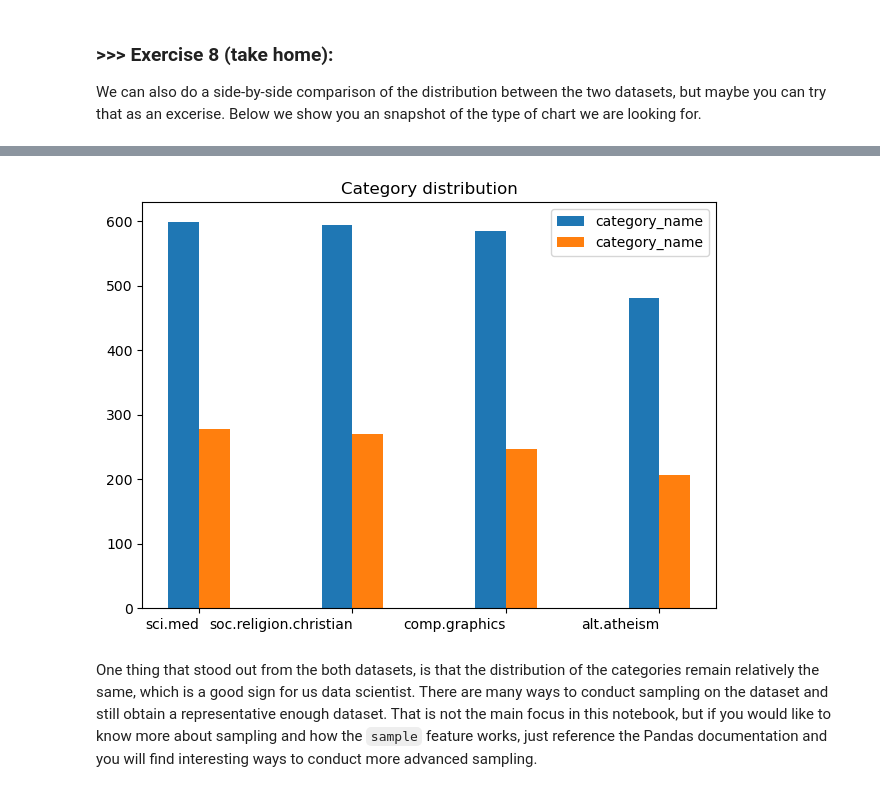
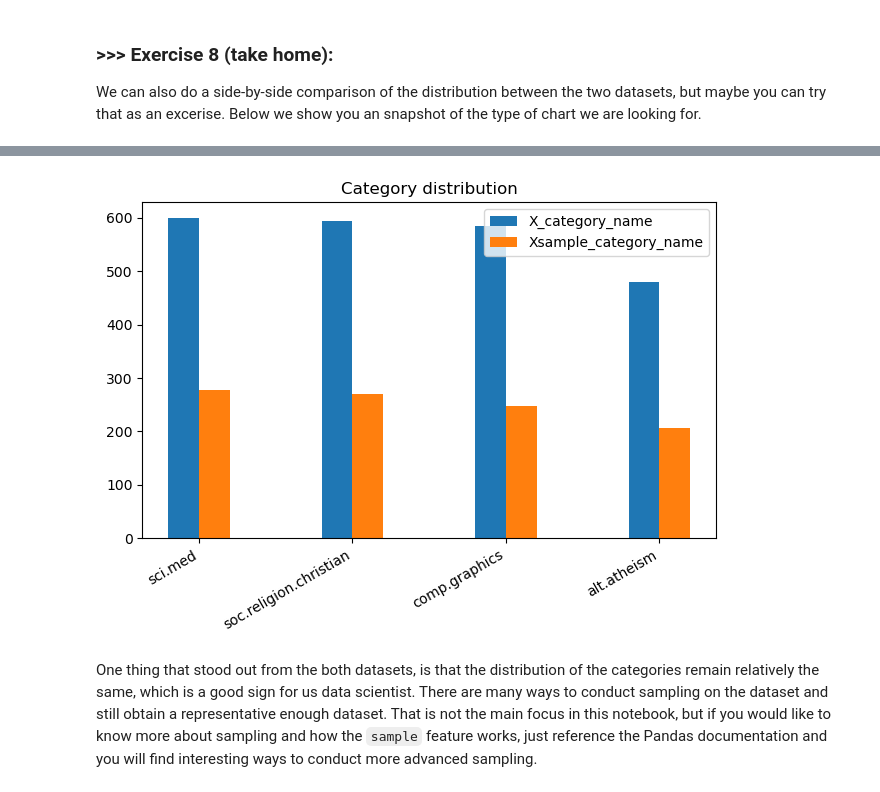
Before and after one commit to EiKyiPhyuKhin/DM2023-Lab1-Master, a Jupyter notebook: DM2023-Lab1-Master.ipynb, the cells around one changed output, grey strips where cells are left out. Drawn from its saved outputs; the diff is of its cells as text; code cells hidden in the pictures.

Commit message:
changed graph

```diff
--- a/DM2023-Lab1-Master.ipynb
+++ b/DM2023-Lab1-Master.ipynb
@@ -975,37 +975,37 @@ category_counts = X['category_name'].value_counts()
 sorted_categories = categories[category_counts.argsort()[::-1]]
 sorted_counts = category_counts[category_counts.argsort()[::-1]]
 
 # Calculate the x positions for the bars
 x = range(len(sorted_categories))
 
 # Plot the bars for X
-ax.bar(x, sorted_counts, width, label='category_name')
+ax.bar(x, sorted_counts, width, label='X_category_name')
 
 
 sample_categories = X_sample['category_name'].value_counts().index
 sample_category_counts = X_sample['category_name'].value_counts()
 
 # Sort the categories by their counts in descending order
 sample_sorted_categories = sample_categories[sample_category_counts.argsort()[::-1]]
 sample_sorted_counts = sample_category_counts[sample_category_counts.argsort()[::-1]]
 
 # Calculate the x positions for the bars in X_sample
 x_sample = [i + width for i in x]
 
 # Plot the bars for X_sample
-ax.bar(x_sample, sample_category_counts, width, label='category_name')
+ax.bar(x_sample, sample_category_counts, width, label='Xsample_category_name')
 
 ax.set_xticks([i + width/2 for i in x])
-ax.set_xticklabels(sample_sorted_categories, rotation=0, ha="right")
+ax.set_xticklabels(sample_sorted_categories, rotation=30, ha="right")
 
 ax.set_title('Category distribution')
 
 ax.legend()
 
 plt.tight_layout()
 plt.show()
 # %% [output]
-[figure, old version]
+[figure, new version]
 # %% [markdown]
 One thing that stood out from the both datasets, is that the distribution of the categories remain relatively the same, which is a good sign for us data scientist. There are many ways to conduct sampling on the dataset and still obtain a representative enough dataset. That is not the main focus in this notebook, but if you would like to know more about sampling and how the `sample` feature works, just reference the Pandas documentation and you will find interesting ways to conduct more advanced sampling.
 # %% [markdown]
```
Also changed, not shown: parts of 1 cell of this notebook, 1 other file.
